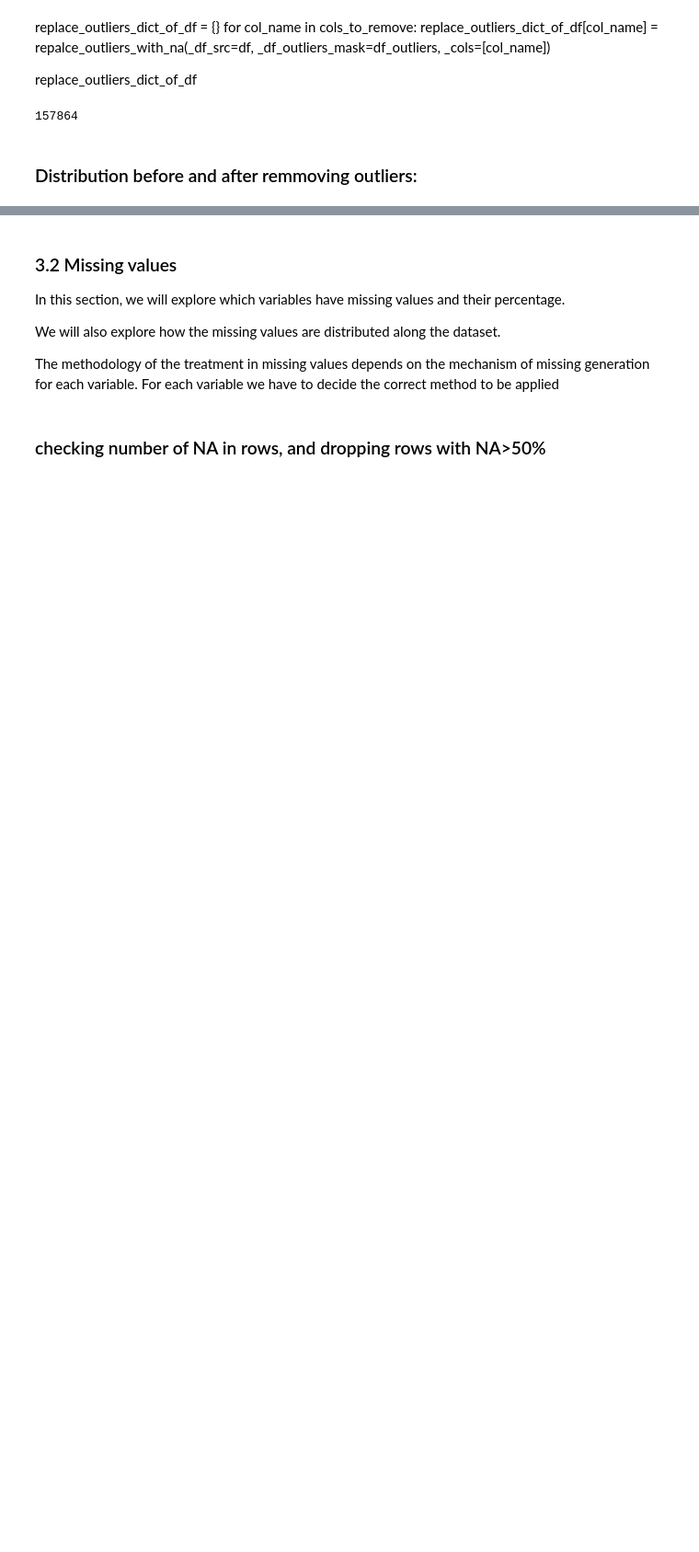
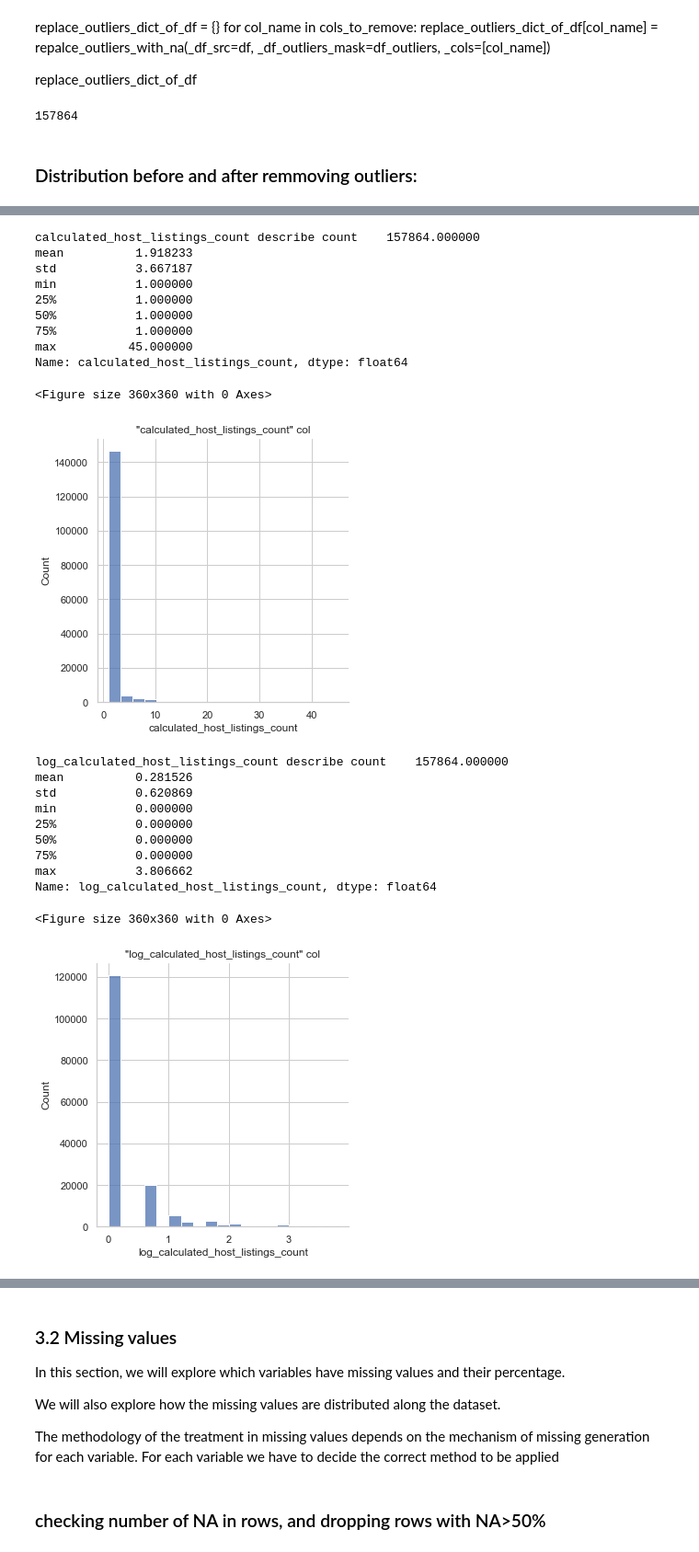
Before and after one commit to NaamaJan/airbnb-berlin-availability, a Jupyter notebook: Berlin_Airbnb_Data_Cleansing.ipynb, the cells around one changed output, grey strips where cells are left out. Shown: that part at 92% size. Saved outputs shown, nothing was run; the diff lists cells and outputs as text; code cells hidden in the pictures; blank space fills up the shorter version.

```diff
--- a/Berlin_Airbnb_Data_Cleansing.ipynb
+++ b/Berlin_Airbnb_Data_Cleansing.ipynb
@@ -690,0 +731,30 @@ sns.displot(df_all_outliers_na, x='DaysPassed_last_review')
+# %%
+
+df['log_calculated_host_listings_count'] =  np.log(df['calculated_host_listings_count'])
+
+compare_col_with_transform_of_keep_outliers_with_math_func(_df=df,
+                                                           _col_name='calculated_host_listings_count',
+                                                          _col_transform_name='log_calculated_host_listings_count')
+# %% [output]
+calculated_host_listings_count describe count    157864.000000
+mean          1.918233
+std           3.667187
+min           1.000000
+25%           1.000000
+50%           1.000000
+75%           1.000000
+max          45.000000
+Name: calculated_host_listings_count, dtype: float64
+<Figure size 360x360 with 0 Axes>
+[figure, added]
+log_calculated_host_listings_count describe count    157864.000000
+mean          0.281526
+std           0.620869
+min           0.000000
+25%           0.000000
+50%           0.000000
+75%           0.000000
+max           3.806662
+Name: log_calculated_host_listings_count, dtype: float64
+<Figure size 360x360 with 0 Axes>
+[figure, added]
```
Also changed, not shown: parts of 44 cells of this notebook.
